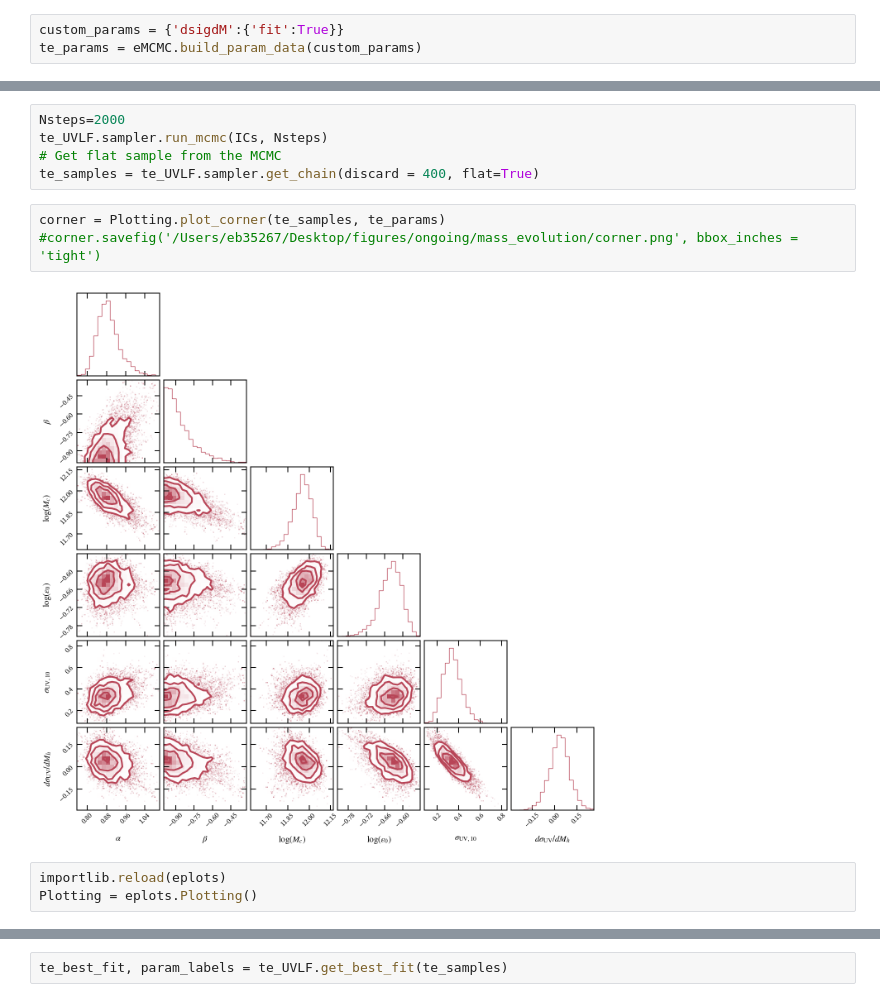
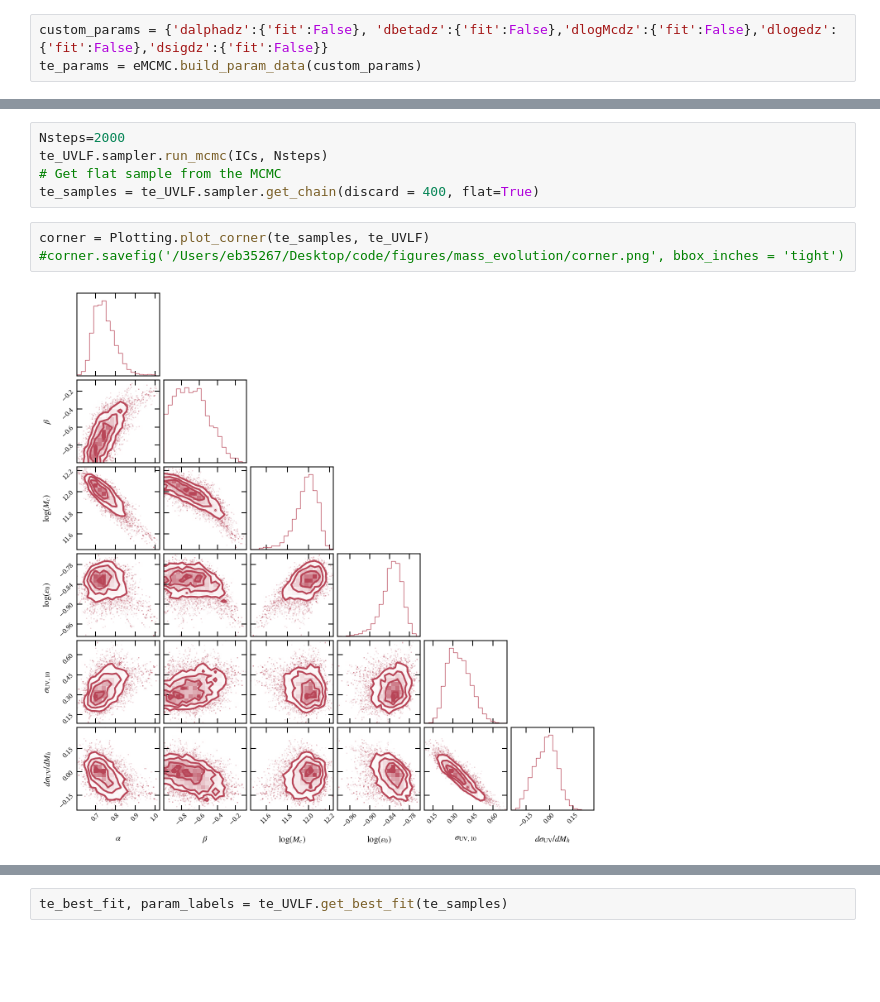
Before and after one commit to ebregou/modeling_stochasticity, a Jupyter notebook: notebooks/MCMC_sigma(M).ipynb, the cells around one changed output, grey strips where cells are left out. Cells and saved outputs as stored; diff of their text form; blank space fills up the shorter version.

```diff
--- a/notebooks/MCMC_sigma(M).ipynb
+++ b/notebooks/MCMC_sigma(M).ipynb
@@ -120,5 +127,5 @@ importlib.reload(eMCMC)
 # %%
-custom_params = {'dsigdM':{'fit':True}}
+custom_params = {'dalphadz':{'fit':False}, 'dbetadz':{'fit':False},'dlogMcdz':{'fit':False},'dlogedz':{'fit':False},'dsigdz':{'fit':False}}
 te_params = eMCMC.build_param_data(custom_params)
 # %%
 te_UVLF = eMCMC.UVLF(datHST, te_params)
@@ -130,12 +137,9 @@ te_UVLF.sampler.run_mcmc(ICs, Nsteps)
 # Get flat sample from the MCMC
 te_samples = te_UVLF.sampler.get_chain(discard = 400, flat=True)
 # %%
-corner = Plotting.plot_corner(te_samples, te_params)
-#corner.savefig('/Users/eb35267/Desktop/figures/ongoing/mass_evolution/corner.png', bbox_inches = 'tight')
+corner = Plotting.plot_corner(te_samples, te_UVLF)
+#corner.savefig('/Users/eb35267/Desktop/code/figures/mass_evolution/corner.png', bbox_inches = 'tight')
 # %% [output]
-[figure, old version]
+[figure, new version]
-# %%
-importlib.reload(eplots)
-Plotting = eplots.Plotting()
 # %%
 ev_sig = Plotting.plot_evolving_UVLF_fit(te_samples, te_UVLF, title = r'Fit, mass-evolving but not time-evolving')
```
Also changed, not shown: parts of 5 cells of this notebook, 12 other files.
